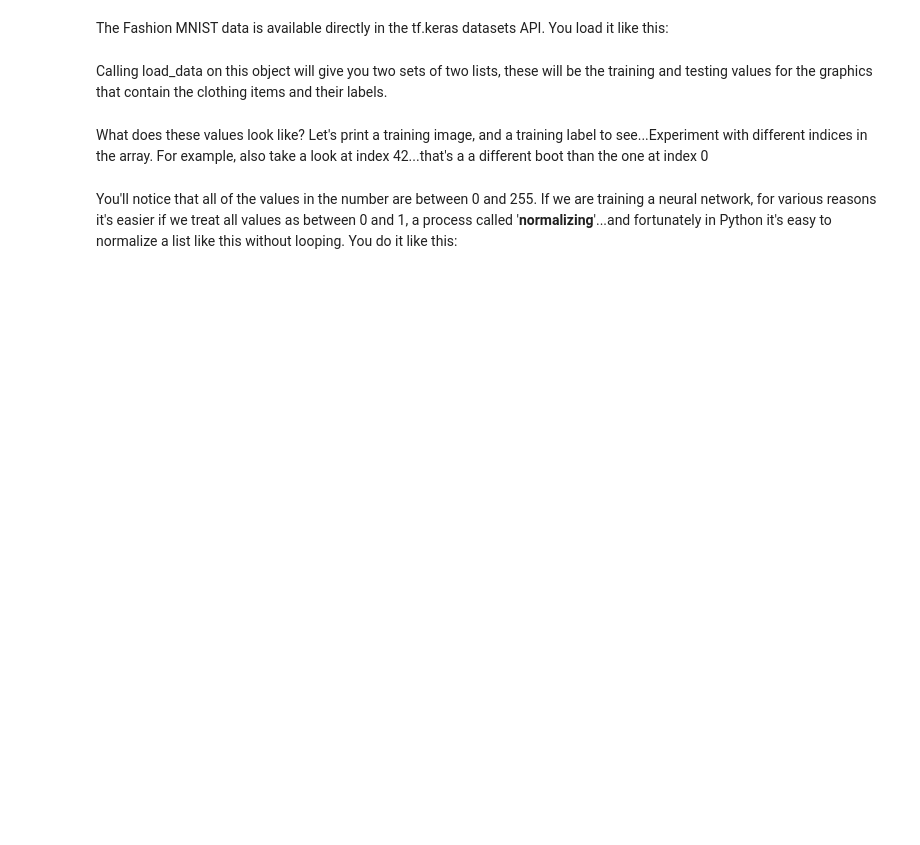
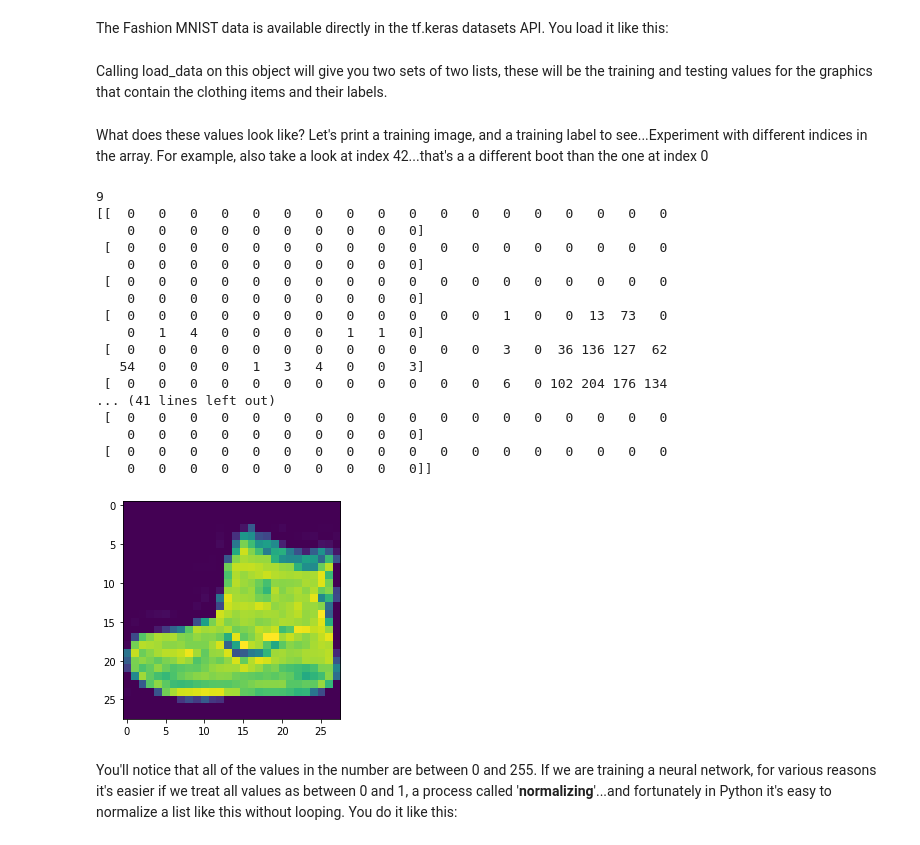
Before and after one commit to gauravkoradiya/Tensorflow-Specialization, a Jupyter notebook: Introduction to TensorFlow for Artificial Intelligence, Machine Learning, and Deep Learning/Week 2/Fasion-MNIST_Basic-Example.ipynb, the cells around one changed output. Drawn from its saved outputs; the diff is of its cells as text; code cells hidden in the pictures; blank space fills up the shorter version.

```diff
--- a/Introduction to TensorFlow for Artificial Intelligence, Machine Learning, and Deep Learning/Week 2/Fasion-MNIST_Basic-Example.ipynb
+++ b/Introduction to TensorFlow for Artificial Intelligence, Machine Learning, and Deep Learning/Week 2/Fasion-MNIST_Basic-Example.ipynb
@@ -34,6 +30,33 @@ tf.data.Dataset.load()
 # %% [markdown]
 Calling load_data on this object will give you two sets of two lists, these will be the training and testing values for the graphics that contain the clothing items and their labels.
+# %%
+(training_images, training_labels), (test_images, test_labels) = tf.keras.datasets.fashion_mnist.load_data()
 # %% [markdown]
 What does these values look like? Let's print a training image, and a training label to see...Experiment with different indices in the array. For example, also take a look at index 42...that's a a different boot than the one at index 0
+# %%
+import numpy as np
+import matplotlib.pyplot as plt
+plt.imshow(training_images[0])
+print(training_labels[0])
+print(training_images[0])
+# %% [output]
+9
+[[  0   0   0   0   0   0   0   0   0   0   0   0   0   0   0   0   0   0
+    0   0   0   0   0   0   0   0   0   0]
+ [  0   0   0   0   0   0   0   0   0   0   0   0   0   0   0   0   0   0
+    0   0   0   0   0   0   0   0   0   0]
+ [  0   0   0   0   0   0   0   0   0   0   0   0   0   0   0   0   0   0
+    0   0   0   0   0   0   0   0   0   0]
+ [  0   0   0   0   0   0   0   0   0   0   0   0   1   0   0  13  73   0
+    0   1   4   0   0   0   0   1   1   0]
+ [  0   0   0   0   0   0   0   0   0   0   0   0   3   0  36 136 127  62
+   54   0   0   0   1   3   4   0   0   3]
+ [  0   0   0   0   0   0   0   0   0   0   0   0   6   0 102 204 176 134
+... (41 lines left out)
+ [  0   0   0   0   0   0   0   0   0   0   0   0   0   0   0   0   0   0
+    0   0   0   0   0   0   0   0   0   0]
+ [  0   0   0   0   0   0   0   0   0   0   0   0   0   0   0   0   0   0
+    0   0   0   0   0   0   0   0   0   0]]
+[figure, added]
 # %% [markdown]
 You'll notice that all of the values in the number are between 0 and 255. If we are training a neural network, for various reasons it's easier if we treat all values as between 0 and 1, a process called '**normalizing**'...and fortunately in Python it's easy to normalize a list like this without looping. You do it like this:
```
Also changed, not shown: parts of 20 cells of this notebook, 1 other file.
